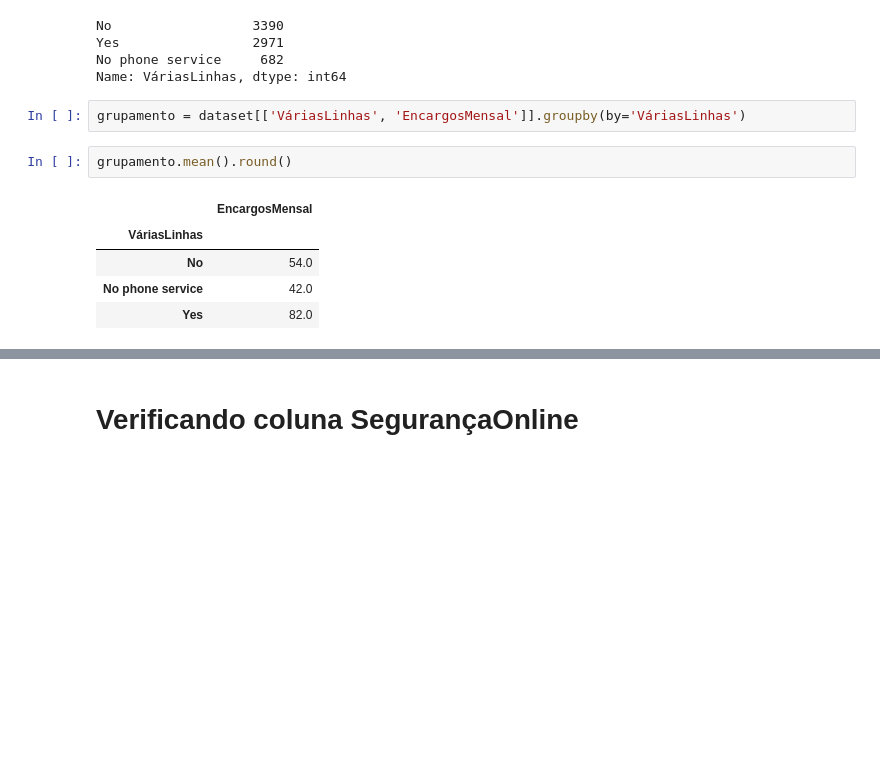
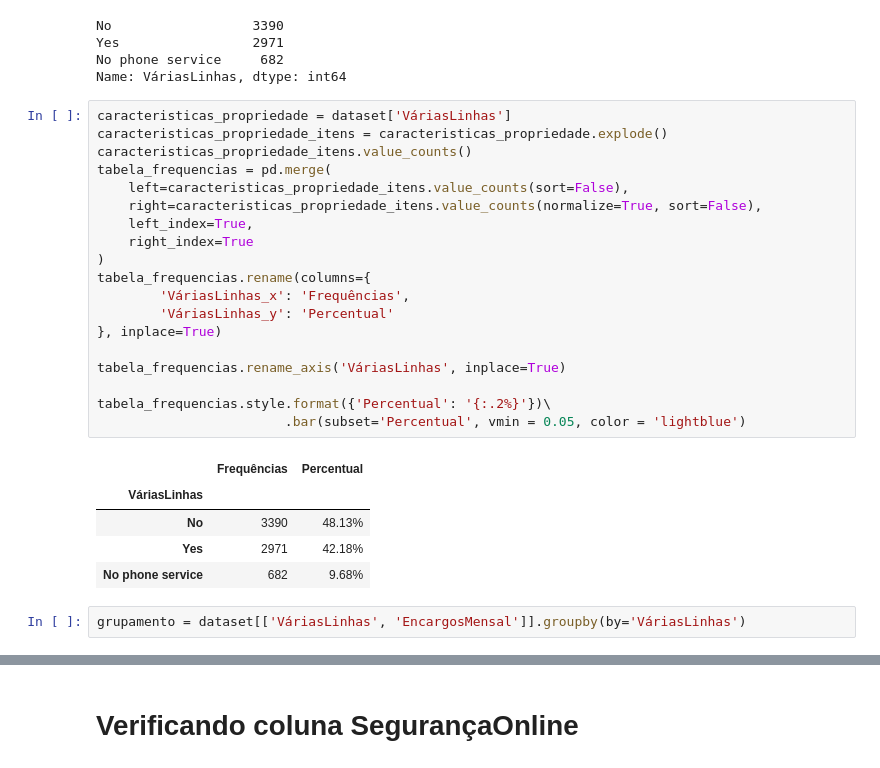
Before and after one commit to ClertonAlmeida/ChallengeDataScience, a Jupyter notebook: ChurndeClientes.ipynb, the cells around one changed output, grey strips where cells are left out. Cells and saved outputs as stored; diff of their text form; blank space fills up the shorter version.

```diff
--- a/ChurndeClientes.ipynb
+++ b/ChurndeClientes.ipynb
@@ -456,13 +698,30 @@ No                  3390
 Yes                 2971
 No phone service     682
 Name: VáriasLinhas, dtype: int64
-# %%
-grupamento = dataset[['VáriasLinhas', 'EncargosMensal']].groupby(by='VáriasLinhas')
-# %%
-grupamento.mean().round()
-# %% [output]
-|  | EncargosMensal |
-| VáriasLinhas |  |
-| No | 54.0 |
-| No phone service | 42.0 |
-| Yes | 82.0 |
+# %%
+caracteristicas_propriedade = dataset['VáriasLinhas']
+caracteristicas_propriedade_itens = caracteristicas_propriedade.explode()
+caracteristicas_propriedade_itens.value_counts()
+tabela_frequencias = pd.merge(
+    left=caracteristicas_propriedade_itens.value_counts(sort=False),
+    right=caracteristicas_propriedade_itens.value_counts(normalize=True, sort=False),
+    left_index=True,
+    right_index=True
+)
+tabela_frequencias.rename(columns={
+        'VáriasLinhas_x': 'Frequências',
+        'VáriasLinhas_y': 'Percentual'
+}, inplace=True)
+
+tabela_frequencias.rename_axis('VáriasLinhas', inplace=True)
+
+tabela_frequencias.style.format({'Percentual': '{:.2%}'})\
+                        .bar(subset='Percentual', vmin = 0.05, color = 'lightblue')
+# %% [output]
+|  | Frequências | Percentual |
+| VáriasLinhas |  |  |
+| No | 3390 | 48.13% |
+| Yes | 2971 | 42.18% |
+| No phone service | 682 | 9.68% |
+# %%
+grupamento = dataset[['VáriasLinhas', 'EncargosMensal']].groupby(by='VáriasLinhas')
```
Also changed, not shown: parts of 74 cells of this notebook.
